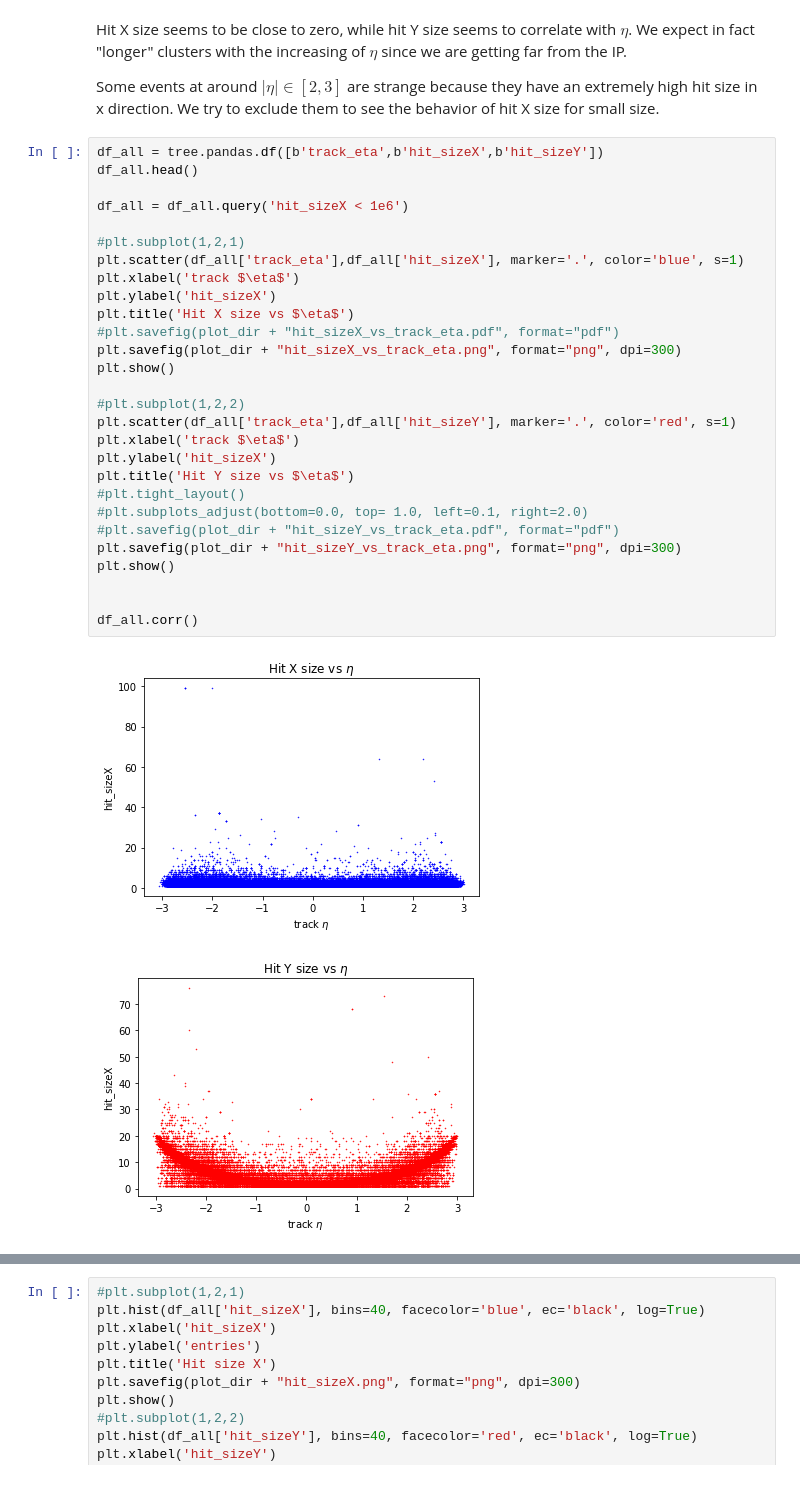
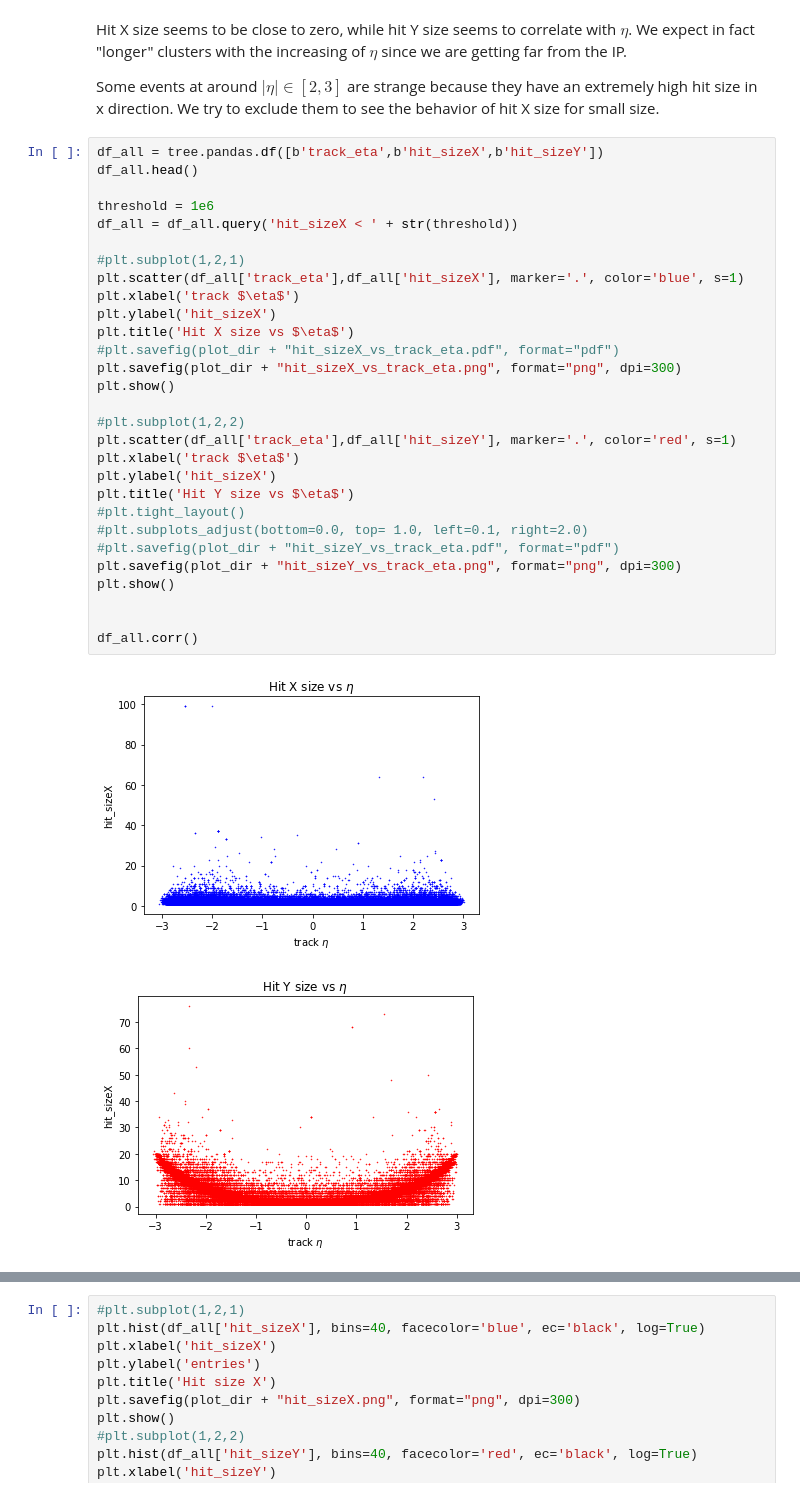
Before and after one commit to mmarchegiani/L1-BrokenClusters, a Jupyter notebook: explore_ntuples.ipynb, the cells around one changed output, grey strips where cells are left out. Saved outputs shown, nothing was run; the diff lists cells and outputs as text.

```diff
--- a/explore_ntuples.ipynb
+++ b/explore_ntuples.ipynb
@@ -80,34 +80,35 @@ Some events at around $|\eta| \in [2,3]$ are strange because they have an extrem
 # %%
 df_all = tree.pandas.df([b'track_eta',b'hit_sizeX',b'hit_sizeY'])
 df_all.head()
 
-df_all = df_all.query('hit_sizeX < 1e6')
+threshold = 1e6
+df_all = df_all.query('hit_sizeX < ' + str(threshold))
 
 #plt.subplot(1,2,1)
 plt.scatter(df_all['track_eta'],df_all['hit_sizeX'], marker='.', color='blue', s=1)
 plt.xlabel('track $\eta$')
 plt.ylabel('hit_sizeX')
 plt.title('Hit X size vs $\eta$')
 #plt.savefig(plot_dir + "hit_sizeX_vs_track_eta.pdf", format="pdf")
 plt.savefig(plot_dir + "hit_sizeX_vs_track_eta.png", format="png", dpi=300)
 plt.show()
 
 #plt.subplot(1,2,2)
 plt.scatter(df_all['track_eta'],df_all['hit_sizeY'], marker='.', color='red', s=1)
 plt.xlabel('track $\eta$')
 plt.ylabel('hit_sizeX')
 plt.title('Hit Y size vs $\eta$')
 #plt.tight_layout()
 #plt.subplots_adjust(bottom=0.0, top= 1.0, left=0.1, right=2.0)
 #plt.savefig(plot_dir + "hit_sizeY_vs_track_eta.pdf", format="pdf")
 plt.savefig(plot_dir + "hit_sizeY_vs_track_eta.png", format="png", dpi=300)
 plt.show()
 
 
 df_all.corr()
 # %% [output]
 [figure]
-[figure, old version]
+[figure, new version]
 |  | track_eta | hit_sizeX | hit_sizeY |
 | track_eta | 1.000000 | -0.009638 | -0.039844 |
 | hit_sizeX | -0.009638 | 1.000000 | 0.194658 |
```
